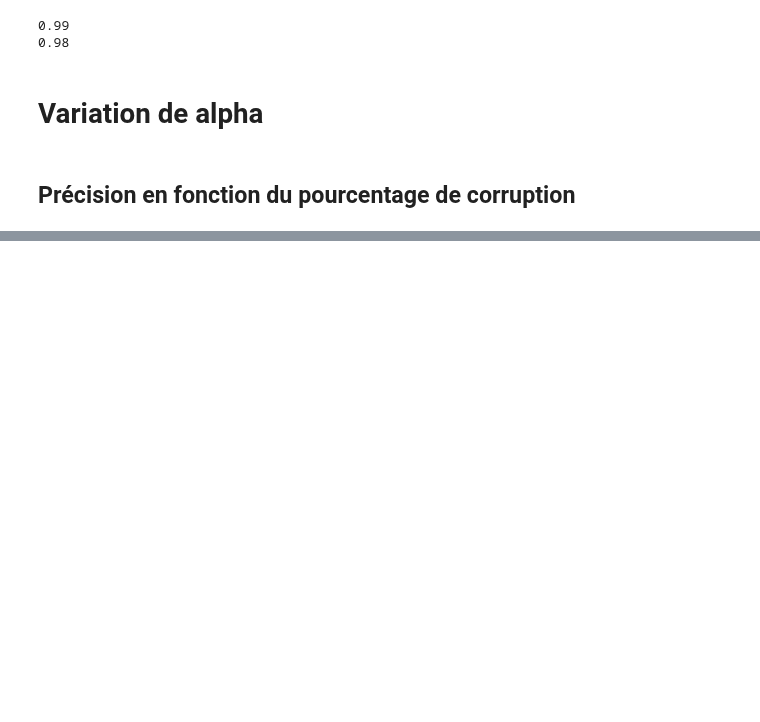
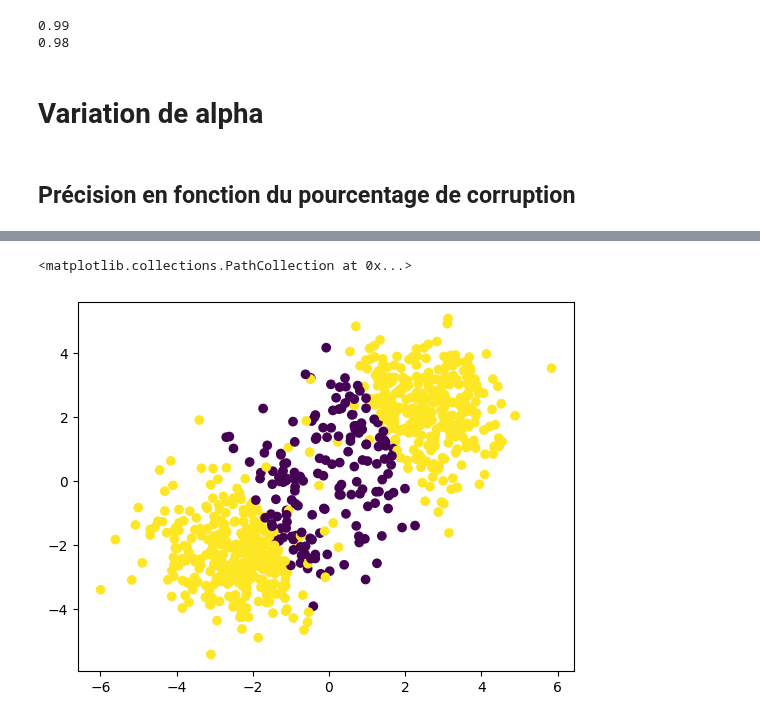
Before and after one commit to AI-Safety-X2023/playground, a Jupyter notebook: implementations/projects/poisoning/logistic_regression.ipynb, the cells around one changed output, grey strips where cells are left out. Saved outputs shown, nothing was run; the diff lists cells and outputs as text; code cells hidden in the pictures; blank space fills up the shorter version.

```diff
--- a/implementations/projects/poisoning/logistic_regression.ipynb
+++ b/implementations/projects/poisoning/logistic_regression.ipynb
@@ -255,0 +331,12 @@ plt.plot(np.linspace(0, 1, 10), acc)
+# %%
+D=(2.3,1,0)
+Sc_corr = bord_corr(Sc,D,2,0.9)
+Sc_corr_X = Sc_corr[:][0]
+Sc_corr_X1 = Sc_corr_X[:,0]
+Sc_corr_X2 = Sc_corr_X[:,1]
+
+
+plt.scatter(Sc_corr_X1,Sc_corr_X2,c = (Sc_corr[:][1]==Sc[:][1]))
+# %% [output]
+<matplotlib.collections.PathCollection at 0x...>
+[figure, added]
```
Also changed, not shown: parts of 7 cells of this notebook.
